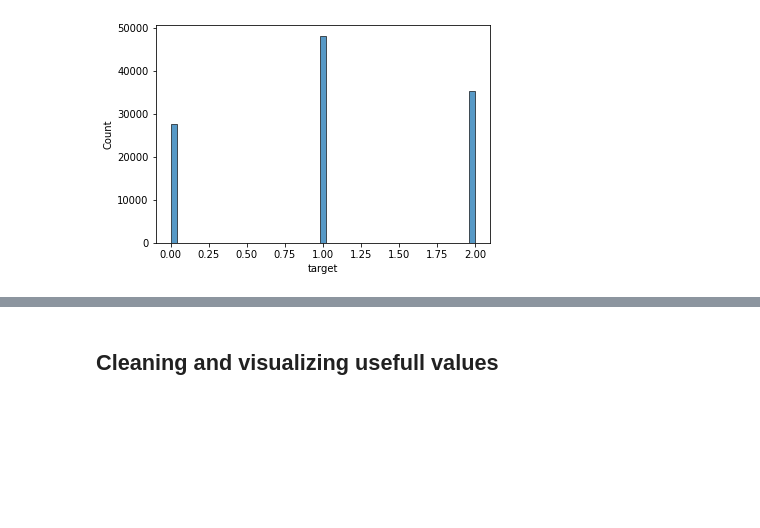
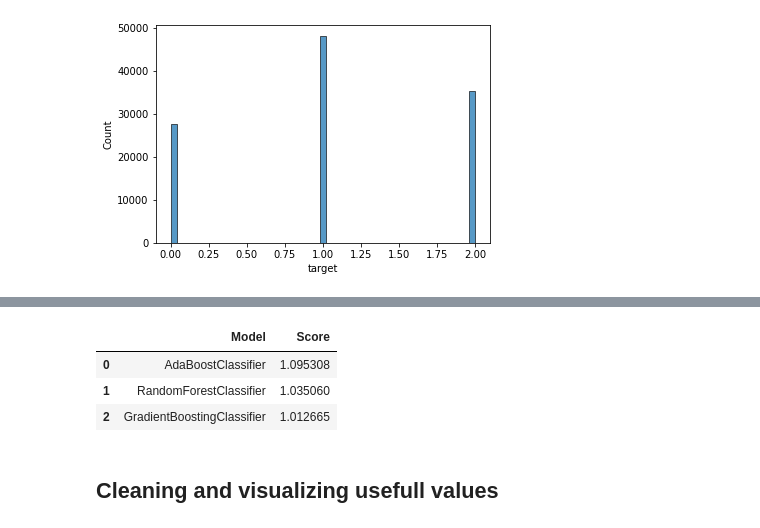
Before and after one commit to ivanshin/-KAGGLE-Football-Match-Probability-Prediction, a Jupyter notebook: vis_analyze.ipynb, the cells around one changed output, grey strips where cells are left out. Drawn from its saved outputs; the diff is of its cells as text; code cells hidden in the pictures; blank space fills up the shorter version.

Commit message:
new clear data added

```diff
--- a/vis_analyze.ipynb
+++ b/vis_analyze.ipynb
@@ -71,0 +104,2 @@ sns.histplot(data= data["target"])
+# %%
+clear_X = imputer.transform(data_X)
@@ -71,0 +109,14 @@ sns.histplot(data= data["target"])
+# %%
+from sklearn.model_selection import train_test_split
+
+X_train, X_test, y_train, y_test = train_test_split(clear_X, data_y, test_size= 0.15)
+# %%
+from sklearn.ensemble import AdaBoostClassifier, RandomForestClassifier, GradientBoostingClassifier
+
+r_state = 76
+models = { 'AdaBoostClassifier' : AdaBoostClassifier(random_state= r_state),
+           'RandomForestClassifier': RandomForestClassifier(random_state= r_state),
+           'GradientBoostingClassifier': GradientBoostingClassifier()}
+# %%
+for name, model in models.items():
+    model.fit(X_train, y_train)
@@ -71,0 +125,15 @@ sns.histplot(data= data["target"])
+# %%
+results = pd.DataFrame(columns= ['Model', 'Score'])
+
+
+for name, model in models.items():
+
+    row = [ name, log_loss(y_test, model.predict_proba(X_test))]
+    results.loc[len(results)] = row
+
+results
+# %% [output]
+|  | Model | Score |
+| 0 | AdaBoostClassifier | 1.095308 |
+| 1 | RandomForestClassifier | 1.035060 |
+| 2 | GradientBoostingClassifier | 1.012665 |
```
Also changed, not shown: parts of 10 cells of this notebook, 1 other file.
